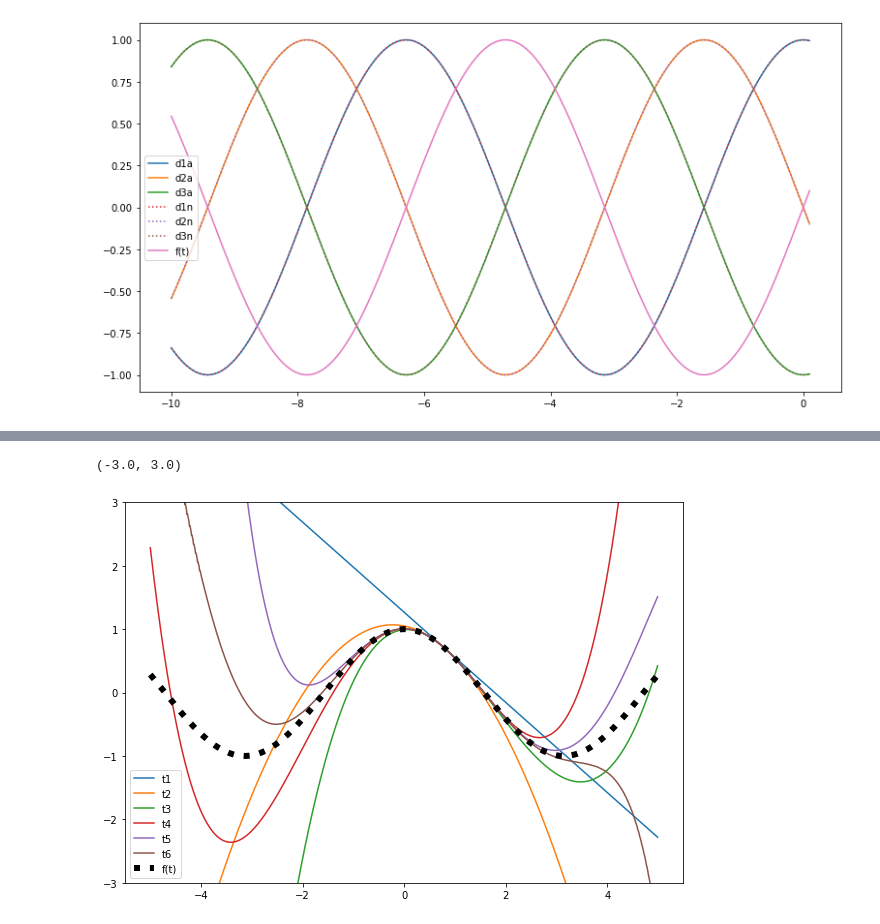
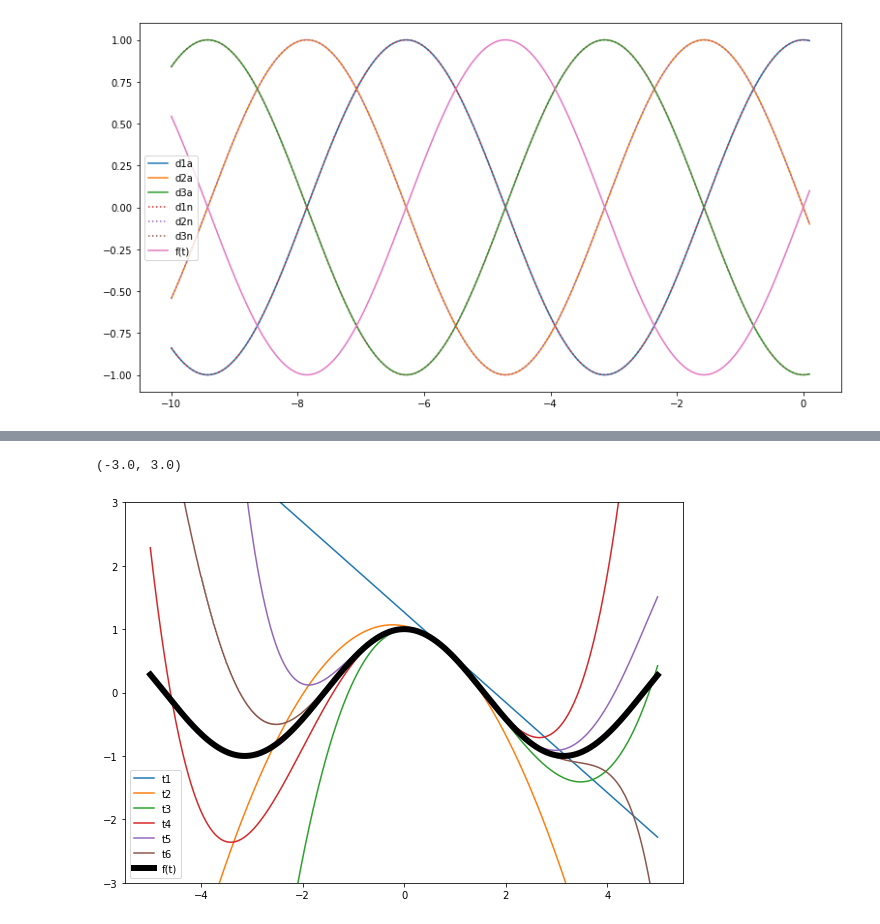
Before and after one commit to forcodeufrj/pbapq, a Jupyter notebook: notebooks em andamento/Recursividade.ipynb, the cells around one changed output, grey strips where cells are left out. Saved outputs shown, nothing was run; the diff lists cells and outputs as text; code cells hidden in the pictures.

```diff
--- a/notebooks em andamento/Recursividade.ipynb
+++ b/notebooks em andamento/Recursividade.ipynb
@@ -505,15 +568,15 @@ fs = list(map(f, ts[:-1]))
 # %%
 fig = plt.figure(figsize = (10, 7))
 grafico = fig.add_subplot(1, 1, 1)
 grafico.plot(ts[:-1], ft1s)
 grafico.plot(ts[:-1], ft2s)
 grafico.plot(ts[:-1], ft3s)
 grafico.plot(ts[:-1], ft4s)
 grafico.plot(ts[:-1], ft5s)
 grafico.plot(ts[:-1], ft6s)
-grafico.plot(ts[:-1], fs, ':', color = 'black', linewidth = 6)
+grafico.plot(ts[:-1], fs, color = 'black', linewidth = 6)
 grafico.legend(('t1', 't2', 't3', 't4', 't5', 't6', 'f(t)'))
 plt.ylim(-3, 3)
 # %% [output]
 (-3.0, 3.0)
-[figure, old version]
+[figure, new version]
```
Also changed, not shown: parts of 10 cells of this notebook.
